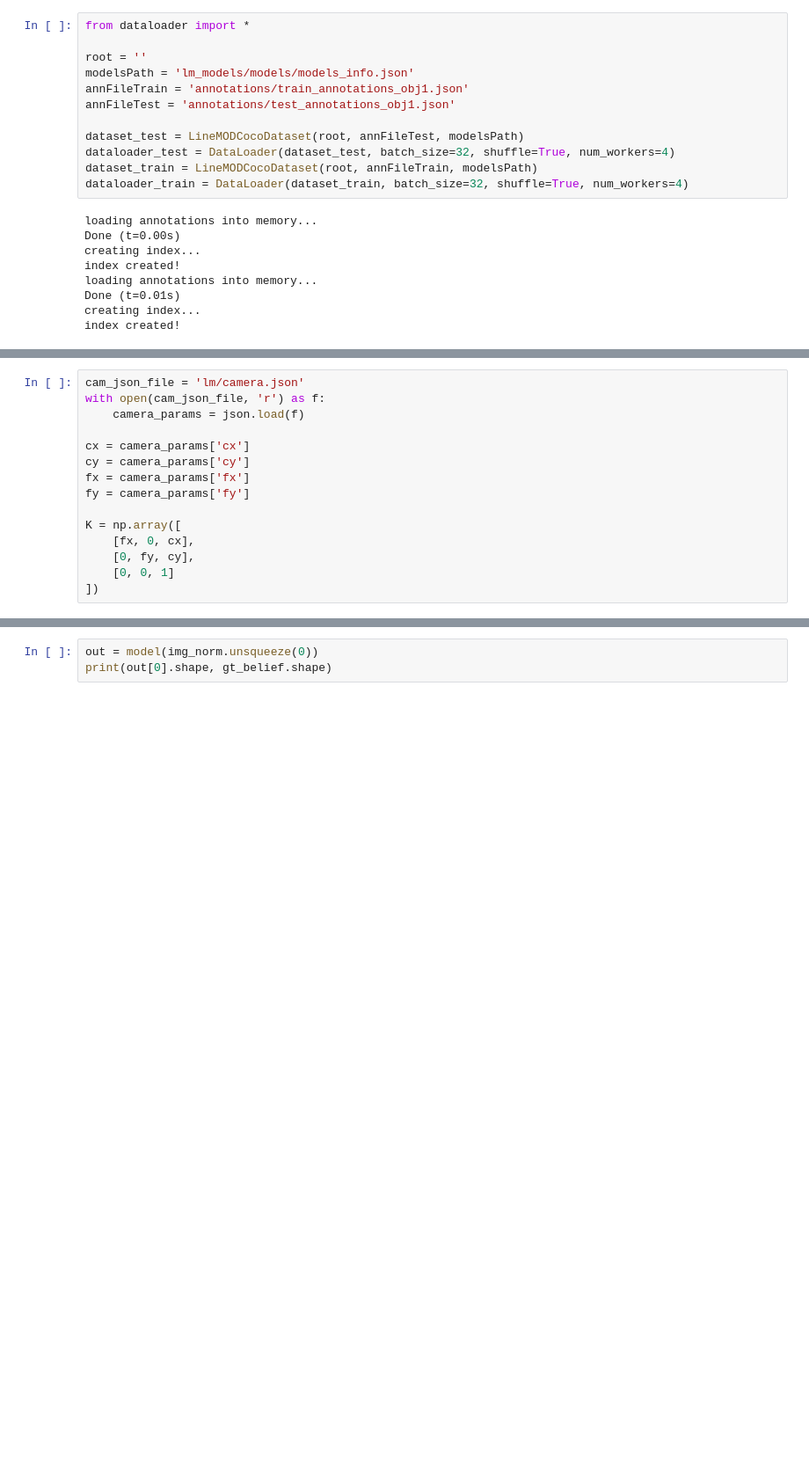
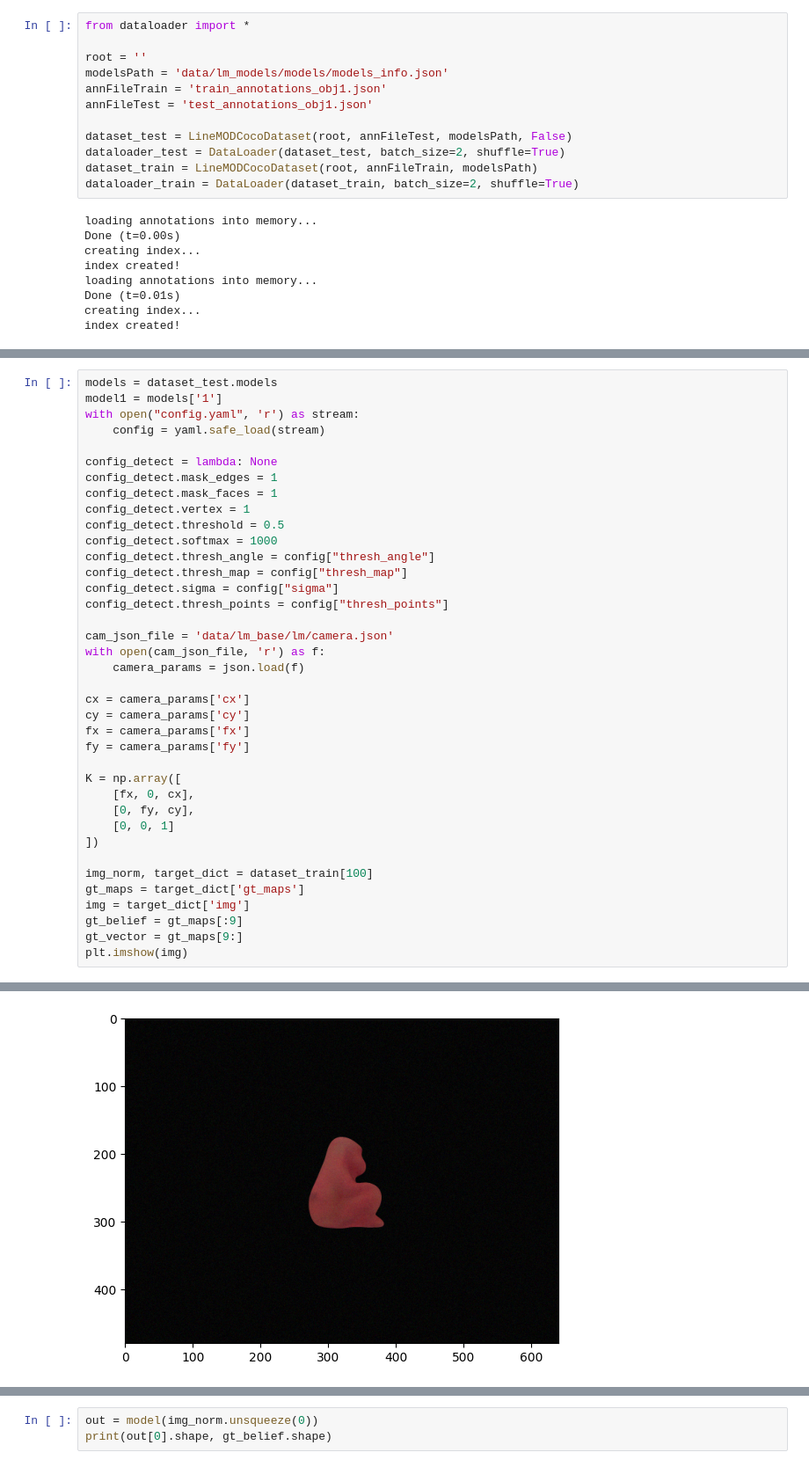
Before and after one commit to kunalb123/computer-vision-6d-pose-estimation, a Jupyter notebook: eval.ipynb, the cells around one changed output, grey strips where cells are left out. Shown at 88% size. Drawn from its saved outputs; the diff is of its cells as text; blank space fills up the shorter version.

```diff
--- a/eval.ipynb
+++ b/eval.ipynb
@@ -24,14 +30,14 @@ load_model(checkpoint_path, model)
 from dataloader import *
 
 root = ''
-modelsPath = 'lm_models/models/models_info.json'
-annFileTrain = 'annotations/train_annotations_obj1.json'
-annFileTest = 'annotations/test_annotations_obj1.json'
+modelsPath = 'data/lm_models/models/models_info.json'
+annFileTrain = 'train_annotations_obj1.json'
+annFileTest = 'test_annotations_obj1.json'
 
-dataset_test = LineMODCocoDataset(root, annFileTest, modelsPath)
-dataloader_test = DataLoader(dataset_test, batch_size=32, shuffle=True, num_workers=4)
+dataset_test = LineMODCocoDataset(root, annFileTest, modelsPath, False)
+dataloader_test = DataLoader(dataset_test, batch_size=2, shuffle=True)
 dataset_train = LineMODCocoDataset(root, annFileTrain, modelsPath)
-dataloader_train = DataLoader(dataset_train, batch_size=32, shuffle=True, num_workers=4)
+dataloader_train = DataLoader(dataset_train, batch_size=2, shuffle=True)
 # %% [output]
 loading annotations into memory...
 Done (t=0.00s)
@@ -54,5 +50,21 @@ plt.imshow(img)
 # %%
-cam_json_file = 'lm/camera.json'
+models = dataset_test.models
+model1 = models['1']
+with open("config.yaml", 'r') as stream:
+    config = yaml.safe_load(stream)
+
+config_detect = lambda: None
+config_detect.mask_edges = 1
+config_detect.mask_faces = 1
+config_detect.vertex = 1
+config_detect.threshold = 0.5
+config_detect.softmax = 1000
+config_detect.thresh_angle = config["thresh_angle"]
+config_detect.thresh_map = config["thresh_map"]
+config_detect.sigma = config["sigma"]
+config_detect.thresh_points = config["thresh_points"]
+
+cam_json_file = 'data/lm_base/lm/camera.json'
 with open(cam_json_file, 'r') as f:
     camera_params = json.load(f)
 
@@ -66,3 +78,11 @@ K = np.array([
     [0, fy, cy],
     [0, 0, 1]
 ])
+
+img_norm, target_dict = dataset_train[100]
+gt_maps = target_dict['gt_maps']
+img = target_dict['img']
+gt_belief = gt_maps[:9]
+gt_vector = gt_maps[9:]
+plt.imshow(img)
+# %% [output]
@@ -68,0 +90 @@ K = np.array([
+[figure, added]
```
Also changed, not shown: parts of 9 cells of this notebook.
